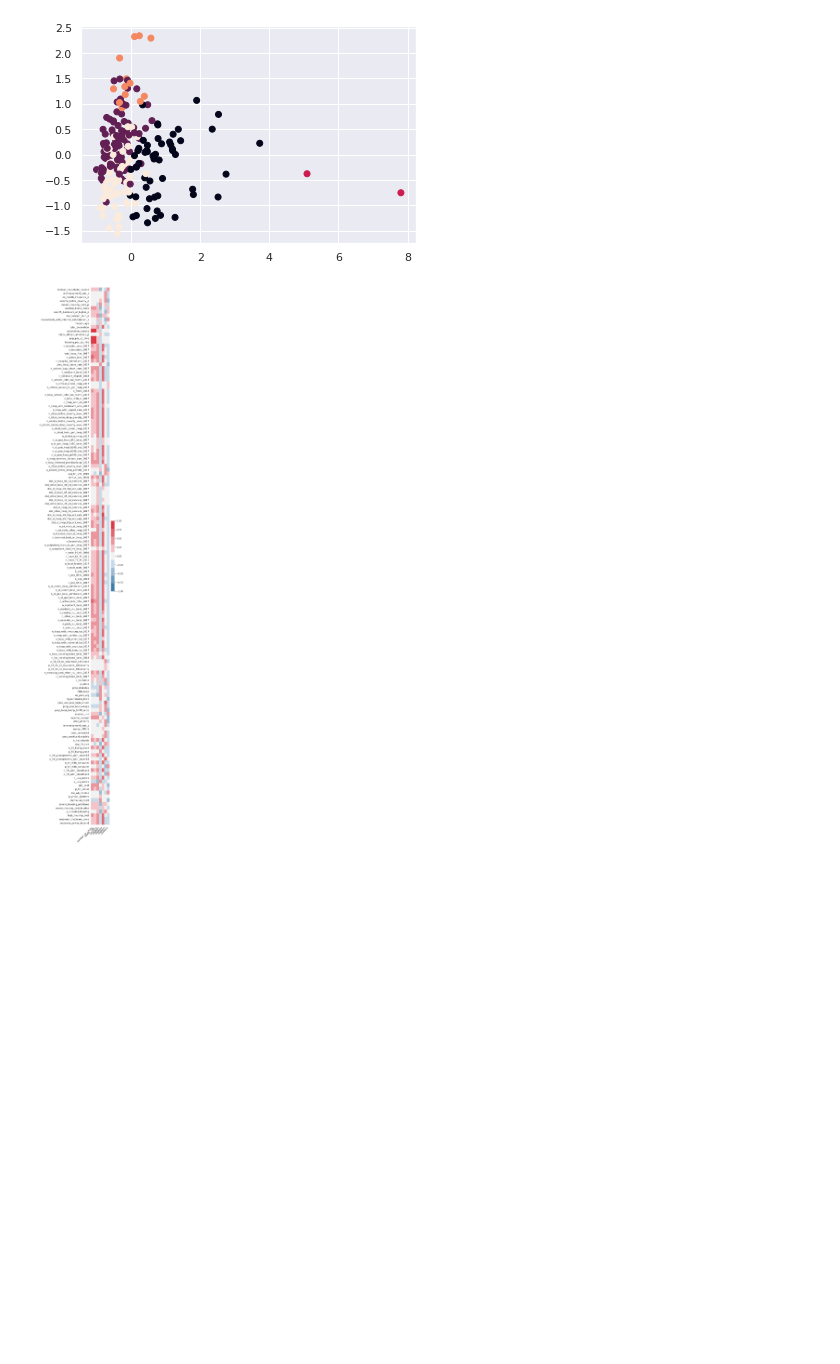
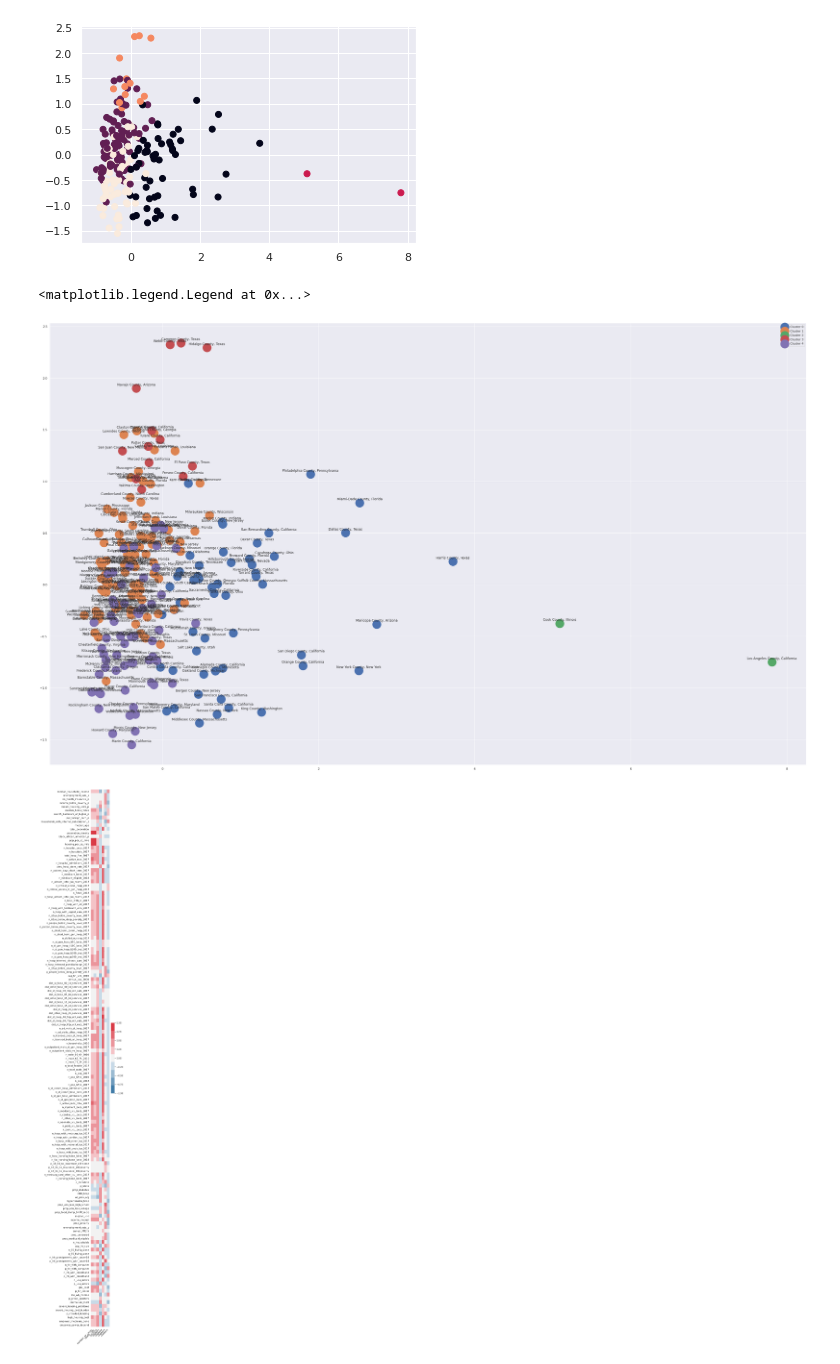
Before and after one commit to GabrielBG010/Covid-County-Clustering, a Jupyter notebook: Copy_of_Copy_of_Part1.ipynb, the cells around one changed output. Drawn from its saved outputs; the diff is of its cells as text; code cells hidden in the pictures; blank space fills up the shorter version.

```diff
--- a/Copy_of_Copy_of_Part1.ipynb
+++ b/Copy_of_Copy_of_Part1.ipynb
@@ -383,6 +383,25 @@ plt.scatter(X_pca[:, 0],X_pca[:, 1],c=clustering.labels_)
 # %% [output]
 <matplotlib.collections.PathCollection at 0x...>
 [figure]
+# %%
+plt.figure(figsize=(50, 30))
+
+for i in range(max(clustering.labels_)+1):
+  plt.scatter(X_pca[:, 0][clustering.labels_==i],X_pca[:, 1][clustering.labels_==i],label="Cluster {:g}".format(i),marker='o',s=1000)
+
+county_name = combined2['county_name']
+i = 0
+for x,y,name in zip(X_pca[:, 0],X_pca[:, 1],county_name):
+  plt.annotate(name,
+                  (x,y),
+                  textcoords="offset points",
+                  xytext=(0,10),
+                  ha='center')
+  i+=1
+plt.legend()
+# %% [output]
+<matplotlib.legend.Legend at 0x...>
+[figure, added]
 # %%
 confirmed_raw = pd.read_csv('https://raw.githubusercontent.com/CSSEGISandData/COVID-19/master/csse_covid_19_data/csse_covid_19_time_series/time_series_covid19_confirmed_US.csv')
 death_raw = pd.read_csv('https://raw.githubusercontent.com/CSSEGISandData/COVID-19/master/csse_covid_19_data/csse_covid_19_time_series/time_series_covid19_deaths_US.csv')
```
